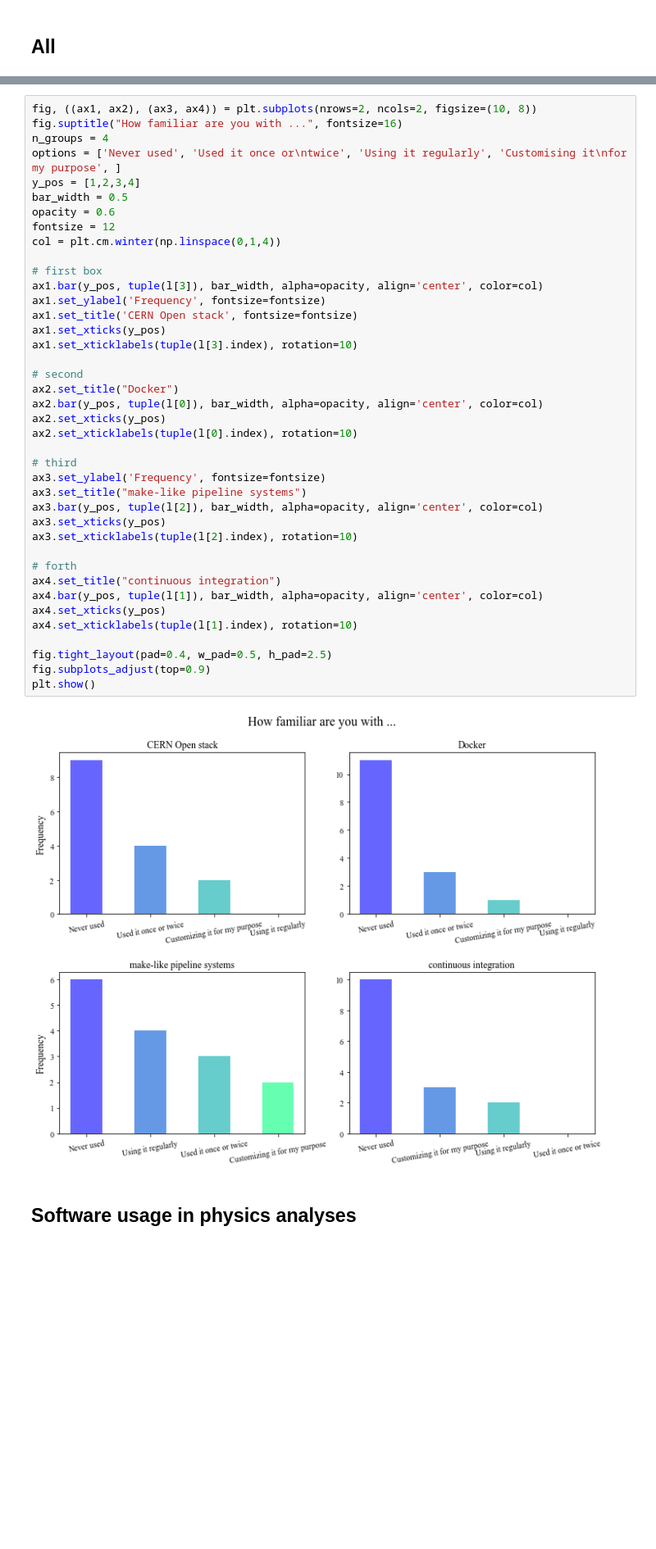
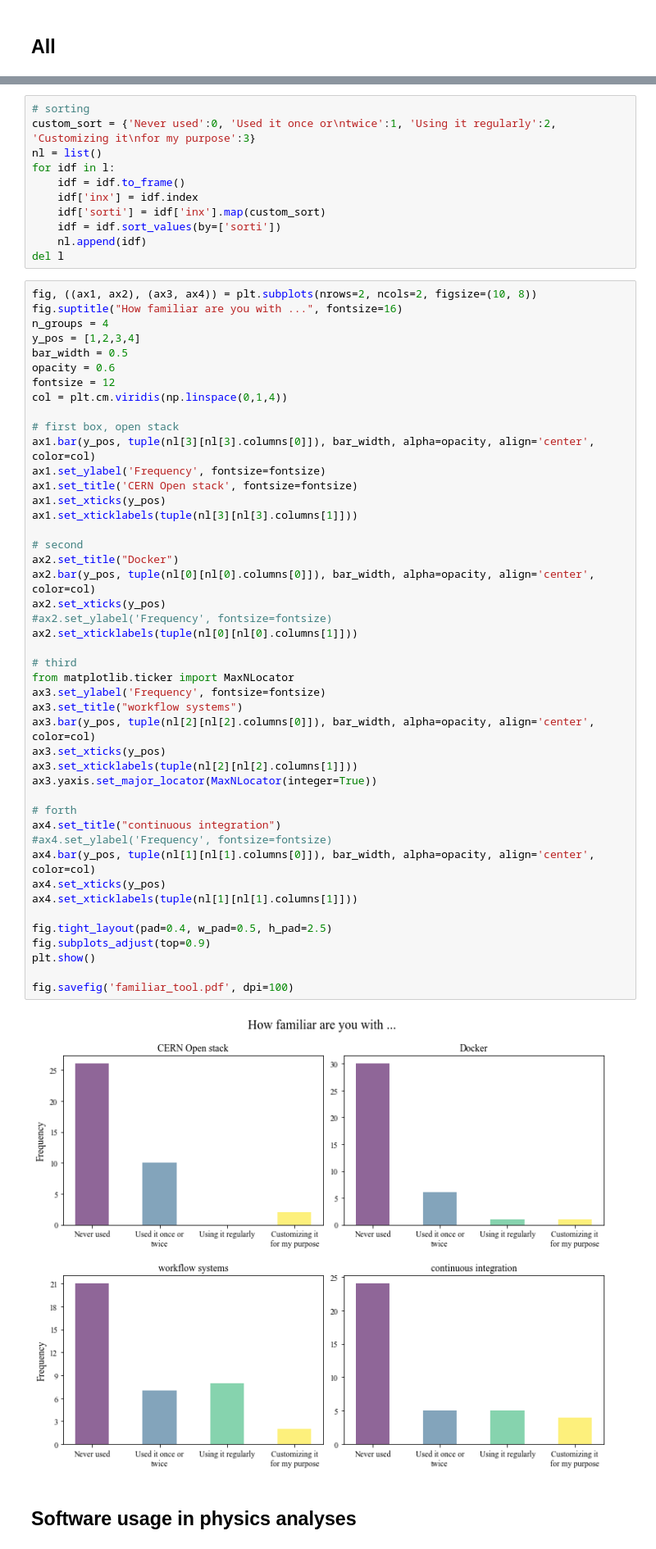
Before and after one commit to atrisovic/thesis-plots, a Jupyter notebook: lhcb-analysis-reproducibiity-survey.ipynb, the cells around one changed output, grey strips where cells are left out. Shown at 82% size. Drawn from its saved outputs; the diff is of its cells as text; blank space fills up the shorter version.

Commit message:
fix color sync

```diff
--- a/lhcb-analysis-reproducibiity-survey.ipynb
+++ b/lhcb-analysis-reproducibiity-survey.ipynb
@@ -260,46 +297,62 @@ Using it regularly                0
 Name: How familiar are you with: [CERN Open stack], dtype: int64
+# %%
+# sorting
+custom_sort = {'Never used':0, 'Used it once or\ntwice':1, 'Using it regularly':2, 'Customizing it\nfor my purpose':3}
+nl = list()
+for idf in l:
+    idf = idf.to_frame()
+    idf['inx'] = idf.index
+    idf['sorti'] = idf['inx'].map(custom_sort)
+    idf = idf.sort_values(by=['sorti'])
+    nl.append(idf)
+del l
 # %%
 fig, ((ax1, ax2), (ax3, ax4)) = plt.subplots(nrows=2, ncols=2, figsize=(10, 8))
 fig.suptitle("How familiar are you with ...", fontsize=16)
 n_groups = 4
-options = ['Never used', 'Used it once or\ntwice', 'Using it regularly', 'Customising it\nfor my purpose', ]
 y_pos = [1,2,3,4]
 bar_width = 0.5
 opacity = 0.6
 fontsize = 12
-col = plt.cm.winter(np.linspace(0,1,4))
+col = plt.cm.viridis(np.linspace(0,1,4))
 
-# first box
-ax1.bar(y_pos, tuple(l[3]), bar_width, alpha=opacity, align='center', color=col)
+# first box, open stack
+ax1.bar(y_pos, tuple(nl[3][nl[3].columns[0]]), bar_width, alpha=opacity, align='center', color=col)
 ax1.set_ylabel('Frequency', fontsize=fontsize)
 ax1.set_title('CERN Open stack', fontsize=fontsize)
 ax1.set_xticks(y_pos)
-ax1.set_xticklabels(tuple(l[3].index), rotation=10)
+ax1.set_xticklabels(tuple(nl[3][nl[3].columns[1]]))
 
 # second
 ax2.set_title("Docker")
-ax2.bar(y_pos, tuple(l[0]), bar_width, alpha=opacity, align='center', color=col)
+ax2.bar(y_pos, tuple(nl[0][nl[0].columns[0]]), bar_width, alpha=opacity, align='center', color=col)
 ax2.set_xticks(y_pos)
-ax2.set_xticklabels(tuple(l[0].index), rotation=10)
+#ax2.set_ylabel('Frequency', fontsize=fontsize)
+ax2.set_xticklabels(tuple(nl[0][nl[0].columns[1]]))
 
 # third
+from matplotlib.ticker import MaxNLocator
 ax3.set_ylabel('Frequency', fontsize=fontsize)
-ax3.set_title("make-like pipeline systems")
-ax3.bar(y_pos, tuple(l[2]), bar_width, alpha=opacity, align='center', color=col)
+ax3.set_title("workflow systems")
+ax3.bar(y_pos, tuple(nl[2][nl[2].columns[0]]), bar_width, alpha=opacity, align='center', color=col)
 ax3.set_xticks(y_pos)
-ax3.set_xticklabels(tuple(l[2].index), rotation=10)
+ax3.set_xticklabels(tuple(nl[2][nl[2].columns[1]]))
+ax3.yaxis.set_major_locator(MaxNLocator(integer=True))
 
 # forth
 ax4.set_title("continuous integration")
-ax4.bar(y_pos, tuple(l[1]), bar_width, alpha=opacity, align='center', color=col)
+#ax4.set_ylabel('Frequency', fontsize=fontsize)
+ax4.bar(y_pos, tuple(nl[1][nl[1].columns[0]]), bar_width, alpha=opacity, align='center', color=col)
 ax4.set_xticks(y_pos)
-ax4.set_xticklabels(tuple(l[1].index), rotation=10)
+ax4.set_xticklabels(tuple(nl[1][nl[1].columns[1]]))
 
 fig.tight_layout(pad=0.4, w_pad=0.5, h_pad=2.5)
 fig.subplots_adjust(top=0.9)
 plt.show()
+
+fig.savefig('familiar_tool.pdf', dpi=100)
 # %% [output]
-[figure, old version]
+[figure, new version]
 # %% [markdown]
 ## Software usage in physics analyses
 # %%
```
Also changed, not shown: parts of 10 cells of this notebook, 1 other file.
